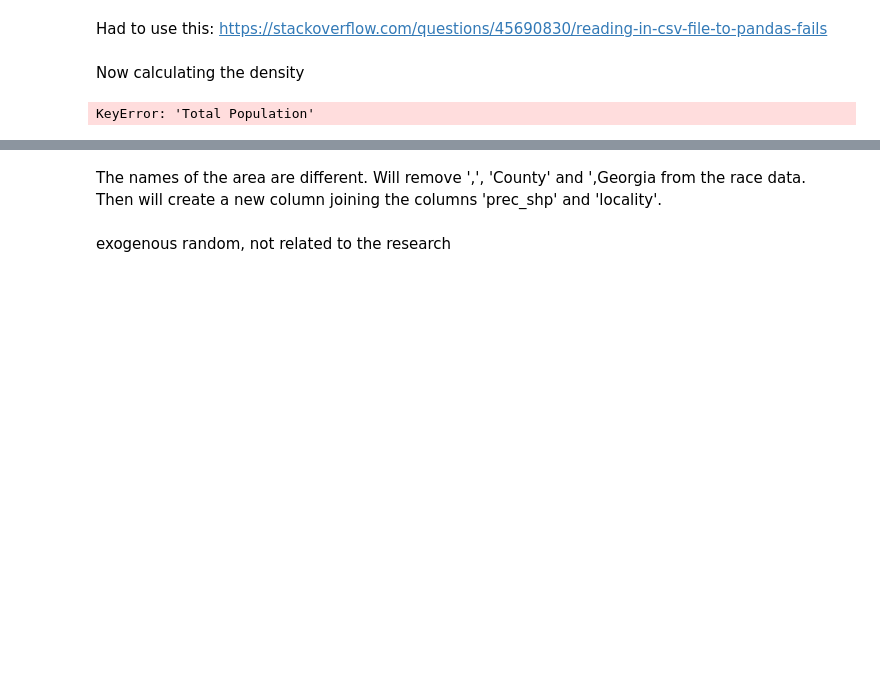
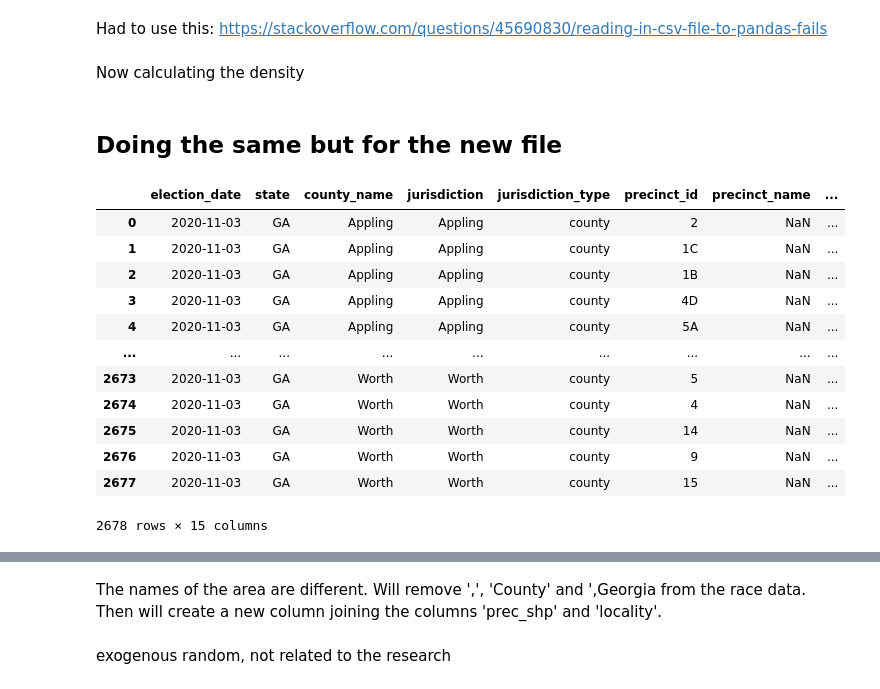
Before and after one commit to zzoeys/freecakefridays, a Jupyter notebook: data-preparation.ipynb, the cells around one changed output, grey strips where cells are left out. Cells and saved outputs as stored; diff of their text form; code cells hidden in the pictures; blank space fills up the shorter version.

Commit message:
Add new data and choropleth map code

```diff
--- a/data-preparation.ipynb
+++ b/data-preparation.ipynb
@@ -84,6 +137,5 @@ print(counties)
 # %% [markdown]
 Now calculating the density
 # %%
-race['Total'] = pd.Series(polling_site['Total Population'])
+counties['Total Population'] = pd.Series(race['Total'])
+counties.head()
-# %% [output]
-KeyError: 'Total Population'
@@ -90,2 +147,23 @@ KeyError: 'Total Population'
 # %%
 counties.to_csv('data/polling_site_data/polling_sites_in_counties.csv')
+# %% [markdown]
+## Doing the same but for the new file
+# %%
+# Read csv file to dataframe
+polling_site_new =  pd.read_csv('data/polling_site_data_new/original.csv')
+
+polling_site_new
+# %% [output]
+|  | election_date | state | county_name | jurisdiction | jurisdiction_type | precinct_id | precinct_name | ... |
+| 0 | 2020-11-03 | GA | Appling | Appling | county | 2 | NaN | ... |
+| 1 | 2020-11-03 | GA | Appling | Appling | county | 1C | NaN | ... |
+| 2 | 2020-11-03 | GA | Appling | Appling | county | 1B | NaN | ... |
+| 3 | 2020-11-03 | GA | Appling | Appling | county | 4D | NaN | ... |
+| 4 | 2020-11-03 | GA | Appling | Appling | county | 5A | NaN | ... |
+| ... | ... | ... | ... | ... | ... | ... | ... | ... |
+| 2673 | 2020-11-03 | GA | Worth | Worth | county | 5 | NaN | ... |
+| 2674 | 2020-11-03 | GA | Worth | Worth | county | 4 | NaN | ... |
+| 2675 | 2020-11-03 | GA | Worth | Worth | county | 14 | NaN | ... |
+| 2676 | 2020-11-03 | GA | Worth | Worth | county | 9 | NaN | ... |
+| 2677 | 2020-11-03 | GA | Worth | Worth | county | 15 | NaN | ... |
+2678 rows × 15 columns
```
Also changed, not shown: parts of 33 cells of this notebook, 14 other files.
